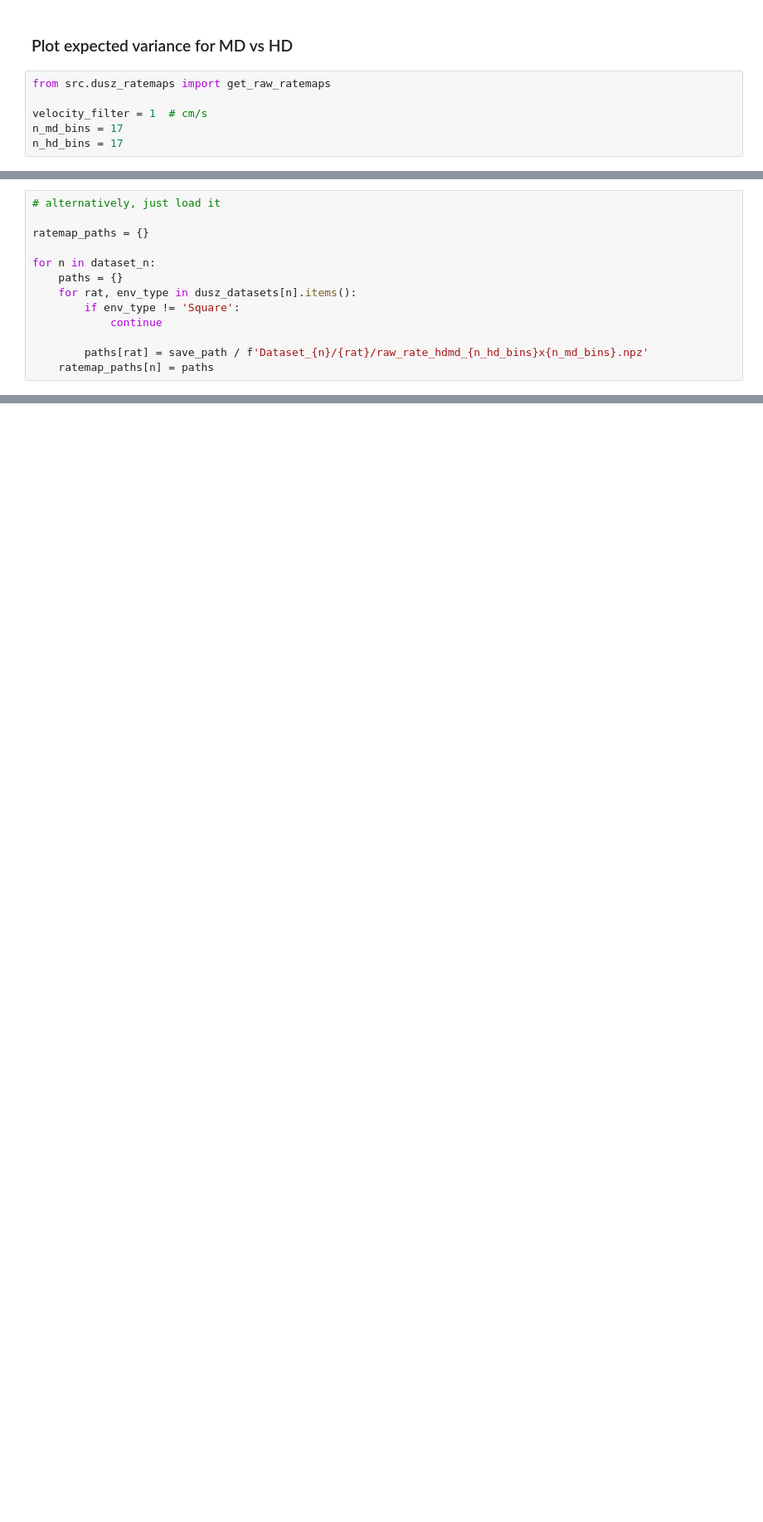
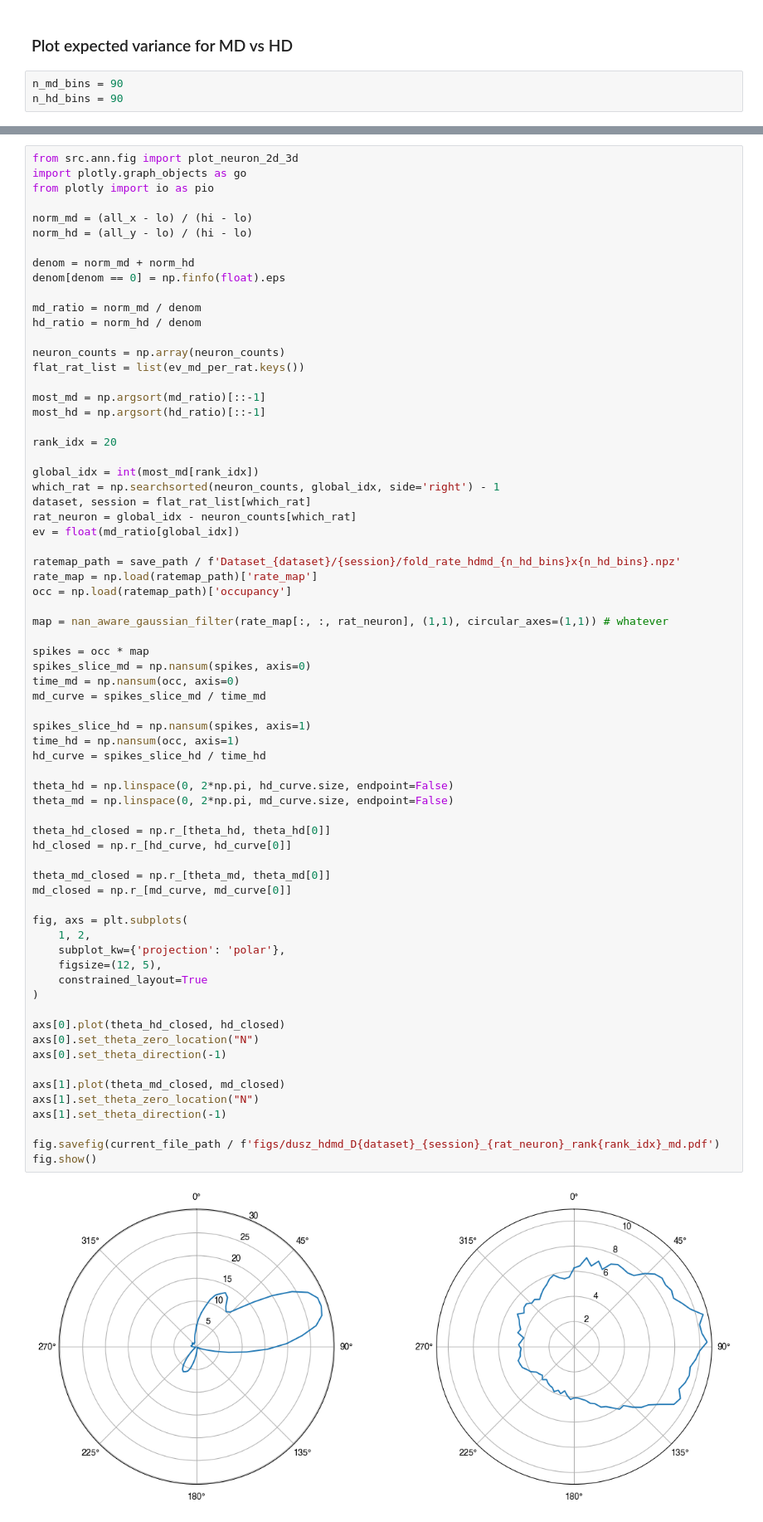
Before and after one commit to mx60s/variance_analysis, a Jupyter notebook: notebooks/bio_neurons.ipynb, the cells around one changed output, grey strips where cells are left out. Shown at 83% size. Drawn from its saved outputs; the diff is of its cells as text; blank space fills up the shorter version.

```diff
--- a/notebooks/bio_neurons.ipynb
+++ b/notebooks/bio_neurons.ipynb
@@ -401,9 +1031,6 @@ plt.show()
 # %% [markdown]
 ### Plot expected variance for MD vs HD
 # %%
-from src.dusz_ratemaps import get_raw_ratemaps
-
-velocity_filter = 1  # cm/s
-n_md_bins = 17
-n_hd_bins = 17
+n_md_bins = 90
+n_hd_bins = 90
 # %%
@@ -432,13 +1079,0 @@ for n, rats in dusz_datasets.items():
-# %%
-# alternatively, just load it
-
-ratemap_paths = {}
-
-for n in dataset_n:
-    paths = {}
-    for rat, env_type in dusz_datasets[n].items():
-        if env_type != 'Square':
-            continue
-
-        paths[rat] = save_path / f'Dataset_{n}/{rat}/raw_rate_hdmd_{n_hd_bins}x{n_md_bins}.npz'
-    ratemap_paths[n] = paths
@@ -564,0 +1219,71 @@ plt.show()
+# %%
+from src.ann.fig import plot_neuron_2d_3d
+import plotly.graph_objects as go
+from plotly import io as pio
+
+norm_md = (all_x - lo) / (hi - lo)
+norm_hd = (all_y - lo) / (hi - lo)
+
+denom = norm_md + norm_hd
+denom[denom == 0] = np.finfo(float).eps
+
+md_ratio = norm_md / denom
+hd_ratio = norm_hd / denom
+
+neuron_counts = np.array(neuron_counts)
+flat_rat_list = list(ev_md_per_rat.keys())
+
+most_md = np.argsort(md_ratio)[::-1]
+most_hd = np.argsort(hd_ratio)[::-1]
+
+rank_idx = 20
+
+global_idx = int(most_md[rank_idx])
+which_rat = np.searchsorted(neuron_counts, global_idx, side='right') - 1
+dataset, session = flat_rat_list[which_rat]
+rat_neuron = global_idx - neuron_counts[which_rat]
+ev = float(md_ratio[global_idx])
+
+ratemap_path = save_path / f'Dataset_{dataset}/{session}/fold_rate_hdmd_{n_hd_bins}x{n_hd_bins}.npz'
+rate_map = np.load(ratemap_path)['rate_map']
+occ = np.load(ratemap_path)['occupancy']
+
+map = nan_aware_gaussian_filter(rate_map[:, :, rat_neuron], (1,1), circular_axes=(1,1)) # whatever
+
+spikes = occ * map
+spikes_slice_md = np.nansum(spikes, axis=0)
+time_md = np.nansum(occ, axis=0)
+md_curve = spikes_slice_md / time_md
+
+spikes_slice_hd = np.nansum(spikes, axis=1)
+time_hd = np.nansum(occ, axis=1)
+hd_curve = spikes_slice_hd / time_hd
+
+theta_hd = np.linspace(0, 2*np.pi, hd_curve.size, endpoint=False)
+theta_md = np.linspace(0, 2*np.pi, md_curve.size, endpoint=False)
+
+theta_hd_closed = np.r_[theta_hd, theta_hd[0]]
+hd_closed = np.r_[hd_curve, hd_curve[0]]
+
+theta_md_closed = np.r_[theta_md, theta_md[0]]
+md_closed = np.r_[md_curve, md_curve[0]]
+
+fig, axs = plt.subplots(
+    1, 2,
+    subplot_kw={'projection': 'polar'},
+    figsize=(12, 5),
+    constrained_layout=True
+)
+
+axs[0].plot(theta_hd_closed, hd_closed)
+axs[0].set_theta_zero_location("N")
+axs[0].set_theta_direction(-1)
+
+axs[1].plot(theta_md_closed, md_closed)
+axs[1].set_theta_zero_location("N")
+axs[1].set_theta_direction(-1)
+
+fig.savefig(current_file_path / f'figs/dusz_hdmd_D{dataset}_{session}_{rat_neuron}_rank{rank_idx}_md.pdf')
+fig.show()
+# %% [output]
+[figure, added]
```
Also changed, not shown: parts of 37 cells of this notebook, 12 other files.
